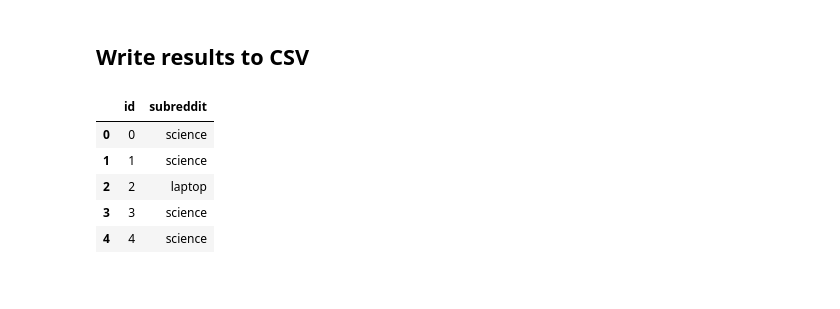
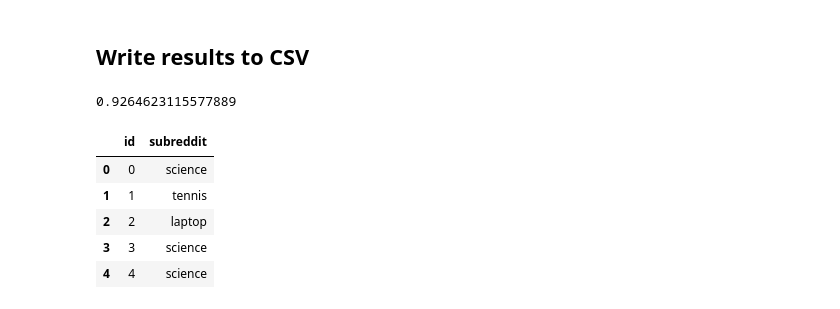
Before and after one commit to jwang44/crispy-fiesta, a Jupyter notebook: exp_NB.ipynb, the cells around one changed output. Drawn from its saved outputs; the diff is of its cells as text; code cells hidden in the pictures.

```diff
--- a/exp_NB.ipynb
+++ b/exp_NB.ipynb
@@ -406 +431,8 @@ y_pred = model.predict(vectors_test_Lemma_X2)
+# %%
+model = Bernoulli_NB()
+model.fit(vectors_train_stem_mutual,y_train_num)
+scores = k_cross_val_score(vectors_train_stem_mutual, y_train_num)
+print(statistics.mean(scores))
+# %% [output]
+0.9264623115577889
 # %%
@@ -412,10 +445,10 @@ result.to_csv("result.csv", index=False)
 # %%
-pred_csv = pd.read_csv('result.csv',engine='python')
+pred_csv = pd.read_csv('resultmutual.csv',engine='python')
 pred_csv.head()
 # %% [output]
 |  | id | subreddit |
 | 0 | 0 | science |
-| 1 | 1 | science |
+| 1 | 1 | tennis |
 | 2 | 2 | laptop |
 | 3 | 3 | science |
 | 4 | 4 | science |
```
Also changed, not shown: parts of 8 cells of this notebook.
